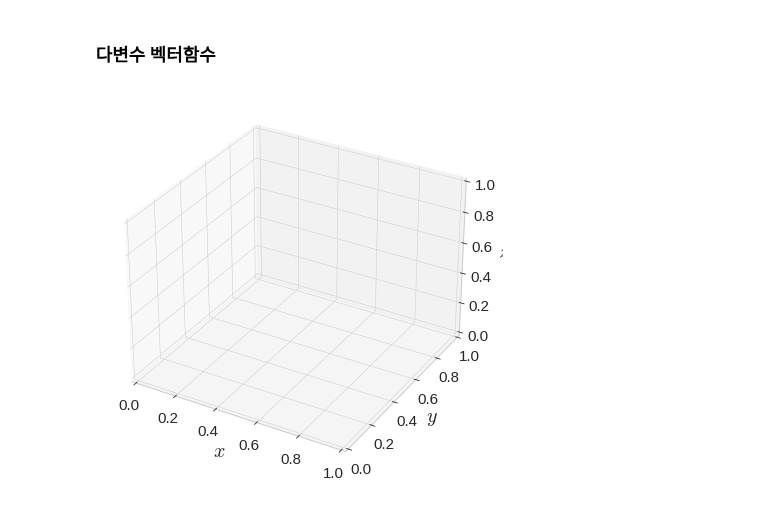
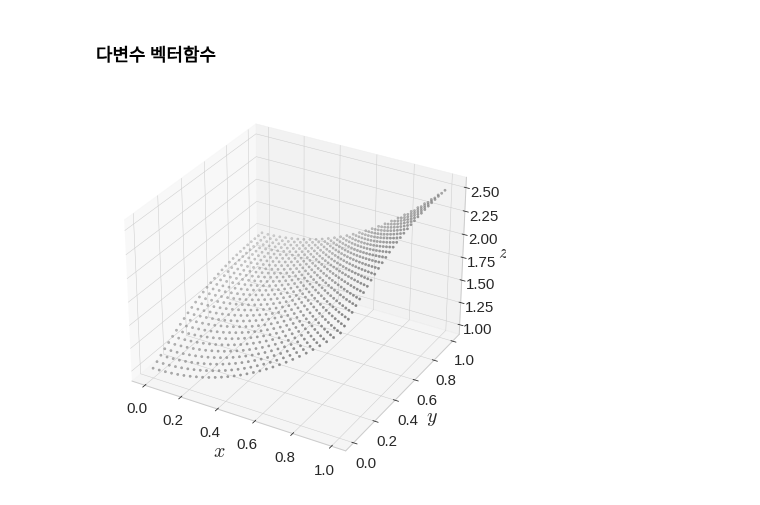
Before and after one commit to chw8207/math_basic, a Jupyter notebook: 다변수&벡터함수.ipynb, the cells around one changed output. Drawn from its saved outputs; the diff is of its cells as text; code cells hidden in the pictures.

```diff
--- a/다변수&벡터함수.ipynb
+++ b/다변수&벡터함수.ipynb
@@ -115,17 +115,26 @@ plt.show()
 # %%
 import numpy as np
 import matplotlib.pyplot as plt
 from mpl_toolkits import mplot3d
 
 fig = plt.figure(figsize=(7,7))
 ax = plt.axes(projection='3d')
 ax.xaxis.set_tick_params(labelsize=15)
 ax.yaxis.set_tick_params(labelsize=15)
 ax.zaxis.set_tick_params(labelsize=15)
 ax.set_xlabel(r'$x$', fontsize=20)
 ax.set_ylabel(r'$y$', fontsize=20)
 ax.set_zlabel(r'$z$', fontsize=20)
 
+u = np.linspace(0,1,30)
+v = np.linspace(0,1,30)
+U,V = np.meshgrid(u,v)
+X = U
+Y = V
+Z = (1+U**2)+(V/(1+V**2))
+
+ax.scatter3D(X,Y,Z, marker='.', color='gray')
+
 plt.show()
 # %% [output]
-[figure, old version]
+[figure, new version]
```
